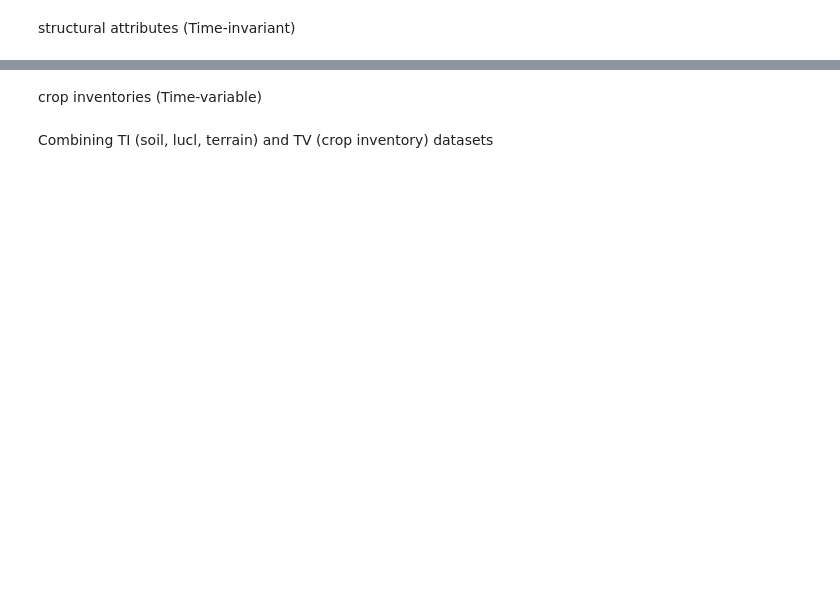
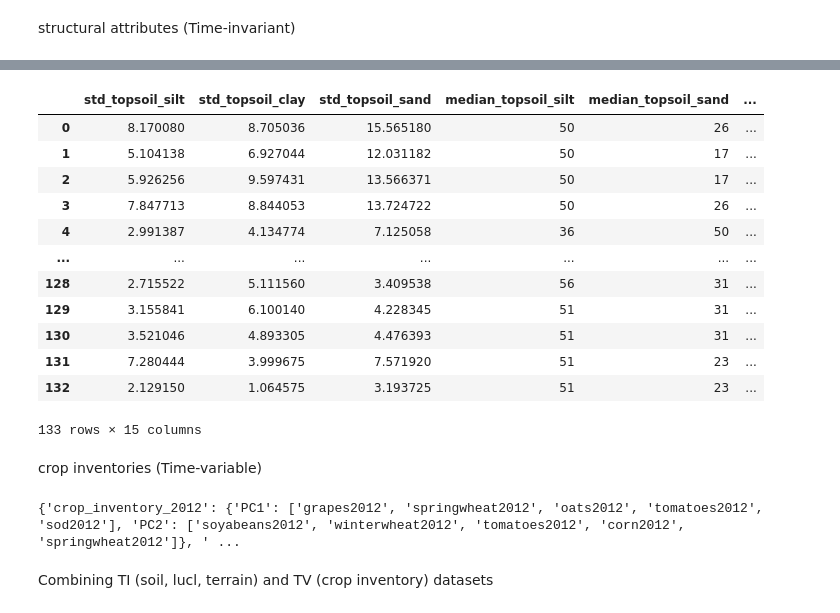
Before and after one commit to Steven-Mugisha/watershed_classification, a Jupyter notebook: src/pca_analysis.ipynb, the cells around one changed output, grey strips where cells are left out. Cells and saved outputs as stored; diff of their text form; code cells hidden in the pictures; blank space fills up the shorter version.

```diff
--- a/src/pca_analysis.ipynb
+++ b/src/pca_analysis.ipynb
@@ -10,4 +10,4 @@ from tqdm import tqdm
 load_dotenv()
 directory = os.getenv("path")
 output_dir = os.getenv("output_dir")
-pca = PCA_Analysis()
+# pca = PCA_Analysis()
@@ -54,3 +77,51 @@ structural_pca()
+# %%
+# Generate new datasets with selected attributes
+def generate_struct_df() -> pd.DataFrame:
+    attr_collection = []
+    struct_pca = structural_pca()
+    for key in struct_pca.keys():
+        attributes = select_top_attr(struct_pca, key)
+        path = os.path.join(
+            directory,
+            "data",
+            "raw_datasets",
+            "structural_attributes",
+            "140_TI_variables",
+            f"leb_{key}.csv",
+        )
+        stations_list = pd.read_csv(
+            os.path.join(
+                directory,
+                "data",
+                "raw_datasets",
+                "structural_attributes",
+                "stations_list.csv",
+            )
+        ).stations.tolist()
+        # input_struct_data = input_struct_data[input_struct_data["station_id"].isin(stations_list)]
+
+        att_file = pd.read_csv(path)
+        _133_stations_df = att_file[att_file["station_id"].isin(stations_list)]
+        _133_stations_df = _133_stations_df[attributes]
+        attr_collection.append(_133_stations_df)
+
+    return pd.concat(attr_collection, axis=1).reset_index(drop=True)
+
+generate_struct_df()
+# %% [output]
+|  | std_topsoil_silt | std_topsoil_clay | std_topsoil_sand | median_topsoil_silt | median_topsoil_sand | ... |
+| 0 | 8.170080 | 8.705036 | 15.565180 | 50 | 26 | ... |
+| 1 | 5.104138 | 6.927044 | 12.031182 | 50 | 17 | ... |
+| 2 | 5.926256 | 9.597431 | 13.566371 | 50 | 17 | ... |
+| 3 | 7.847713 | 8.844053 | 13.724722 | 50 | 26 | ... |
+| 4 | 2.991387 | 4.134774 | 7.125058 | 36 | 50 | ... |
+| ... | ... | ... | ... | ... | ... | ... |
+| 128 | 2.715522 | 5.111560 | 3.409538 | 56 | 31 | ... |
+| 129 | 3.155841 | 6.100140 | 4.228345 | 51 | 31 | ... |
+| 130 | 3.521046 | 4.893305 | 4.476393 | 51 | 31 | ... |
+| 131 | 7.280444 | 3.999675 | 7.571920 | 51 | 23 | ... |
+| 132 | 2.129150 | 1.064575 | 3.193725 | 51 | 23 | ... |
+133 rows × 15 columns
 # %% [markdown]
 crop inventories (Time-variable)
 # %%
@@ -87,5 +158,7 @@ def crop_pca() -> dict:
     return all_top_attr
 
 print(crop_pca())
+# %% [output]
+{'crop_inventory_2012': {'PC1': ['grapes2012', 'springwheat2012', 'oats2012', 'tomatoes2012', 'sod2012'], 'PC2': ['soyabeans2012', 'winterwheat2012', 'tomatoes2012', 'corn2012', 'springwheat2012']}, ' ...
 # %% [markdown]
 Combining TI (soil, lucl, terrain) and TV (crop inventory) datasets
```
Also changed, not shown: parts of 15 cells of this notebook, 1 other file.
